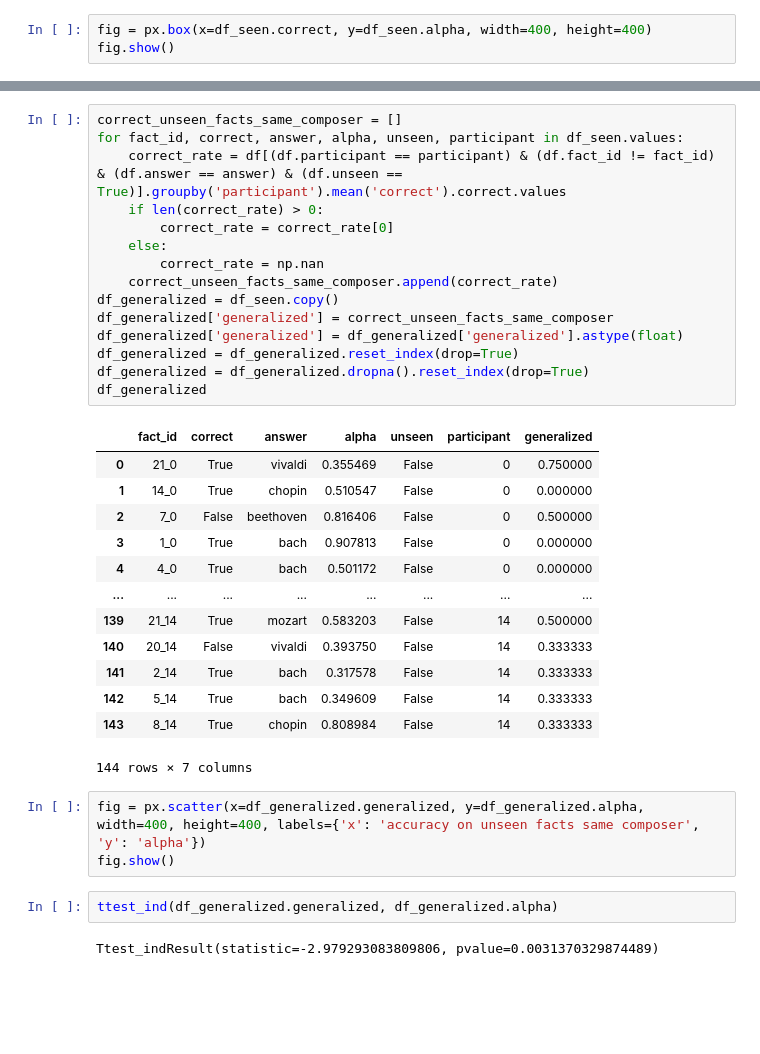
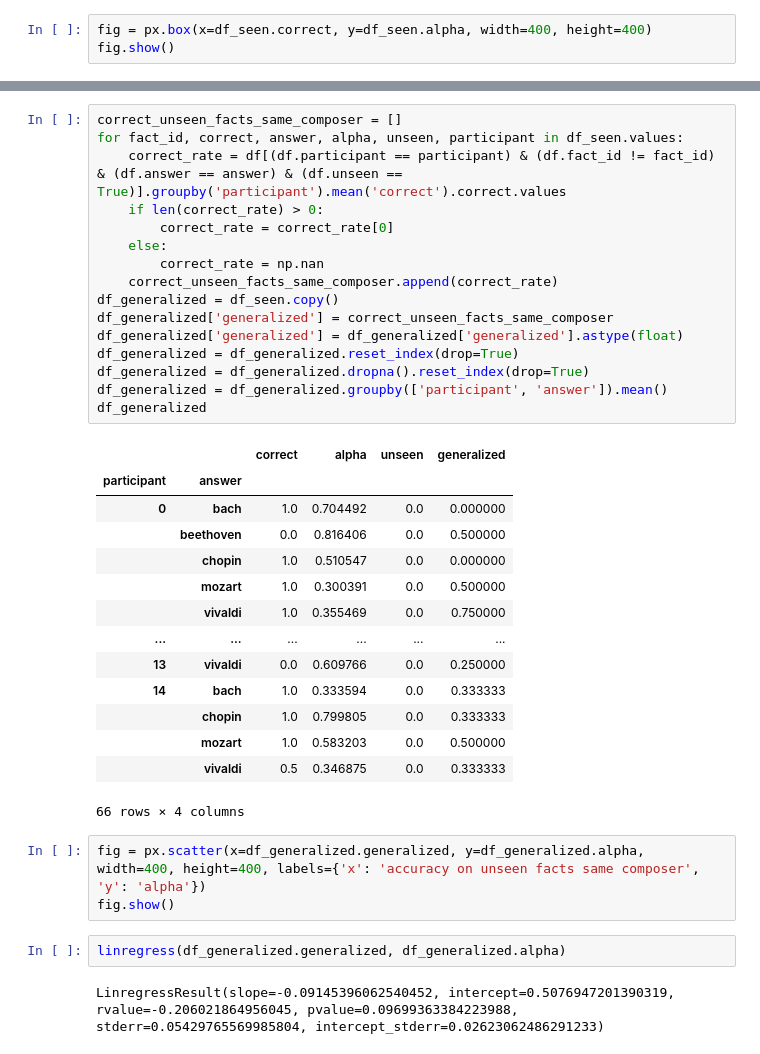
Before and after one commit to KylevdLangemheen/User_Models, a Jupyter notebook: data/analysis.ipynb, the cells around one changed output, grey strips where cells are left out. Drawn from its saved outputs; the diff is of its cells as text; blank space fills up the shorter version.

```diff
--- a/data/analysis.ipynb
+++ b/data/analysis.ipynb
@@ -60,36 +83,38 @@ Ttest_indResult(statistic=6.756222035493122, pvalue=7.512742745007251e-11)
 # %%
 correct_unseen_facts_same_composer = []
 for fact_id, correct, answer, alpha, unseen, participant in df_seen.values:
     correct_rate = df[(df.participant == participant) & (df.fact_id != fact_id) & (df.answer == answer) & (df.unseen == True)].groupby('participant').mean('correct').correct.values
     if len(correct_rate) > 0:
         correct_rate = correct_rate[0]
     else:
         correct_rate = np.nan
     correct_unseen_facts_same_composer.append(correct_rate)
 df_generalized = df_seen.copy()
 df_generalized['generalized'] = correct_unseen_facts_same_composer
 df_generalized['generalized'] = df_generalized['generalized'].astype(float)
 df_generalized = df_generalized.reset_index(drop=True)
 df_generalized = df_generalized.dropna().reset_index(drop=True)
+df_generalized = df_generalized.groupby(['participant', 'answer']).mean()
 df_generalized
 # %% [output]
-|  | fact_id | correct | answer | alpha | unseen | participant | generalized |
-| 0 | 21_0 | True | vivaldi | 0.355469 | False | 0 | 0.750000 |
-| 1 | 14_0 | True | chopin | 0.510547 | False | 0 | 0.000000 |
-| 2 | 7_0 | False | beethoven | 0.816406 | False | 0 | 0.500000 |
-| 3 | 1_0 | True | bach | 0.907813 | False | 0 | 0.000000 |
-| 4 | 4_0 | True | bach | 0.501172 | False | 0 | 0.000000 |
-| ... | ... | ... | ... | ... | ... | ... | ... |
-| 139 | 21_14 | True | mozart | 0.583203 | False | 14 | 0.500000 |
-| 140 | 20_14 | False | vivaldi | 0.393750 | False | 14 | 0.333333 |
-| 141 | 2_14 | True | bach | 0.317578 | False | 14 | 0.333333 |
-| 142 | 5_14 | True | bach | 0.349609 | False | 14 | 0.333333 |
-| 143 | 8_14 | True | chopin | 0.808984 | False | 14 | 0.333333 |
+|  |  | correct | alpha | unseen | generalized |
+| participant | answer |  |  |  |  |
+| 0 | bach | 1.0 | 0.704492 | 0.0 | 0.000000 |
+|  | beethoven | 0.0 | 0.816406 | 0.0 | 0.500000 |
+|  | chopin | 1.0 | 0.510547 | 0.0 | 0.000000 |
+|  | mozart | 1.0 | 0.300391 | 0.0 | 0.500000 |
+|  | vivaldi | 1.0 | 0.355469 | 0.0 | 0.750000 |
+| ... | ... | ... | ... | ... | ... |
+| 13 | vivaldi | 0.0 | 0.609766 | 0.0 | 0.250000 |
+| 14 | bach | 1.0 | 0.333594 | 0.0 | 0.333333 |
+|  | chopin | 1.0 | 0.799805 | 0.0 | 0.333333 |
+|  | mozart | 1.0 | 0.583203 | 0.0 | 0.500000 |
+|  | vivaldi | 0.5 | 0.346875 | 0.0 | 0.333333 |
-144 rows × 7 columns
+66 rows × 4 columns
 # %%
 fig = px.scatter(x=df_generalized.generalized, y=df_generalized.alpha, width=400, height=400, labels={'x': 'accuracy on unseen facts same composer', 'y': 'alpha'})
 fig.show()
 # %%
-ttest_ind(df_generalized.generalized, df_generalized.alpha)
+linregress(df_generalized.generalized, df_generalized.alpha)
 # %% [output]
-Ttest_indResult(statistic=-2.979293083809806, pvalue=0.0031370329874489)
+LinregressResult(slope=-0.09145396062540452, intercept=0.5076947201390319, rvalue=-0.206021864956045, pvalue=0.09699363384223988, stderr=0.05429765569985804, intercept_stderr=0.02623062486291233)
```
Also changed, not shown: parts of 6 cells of this notebook, 3 other files.
